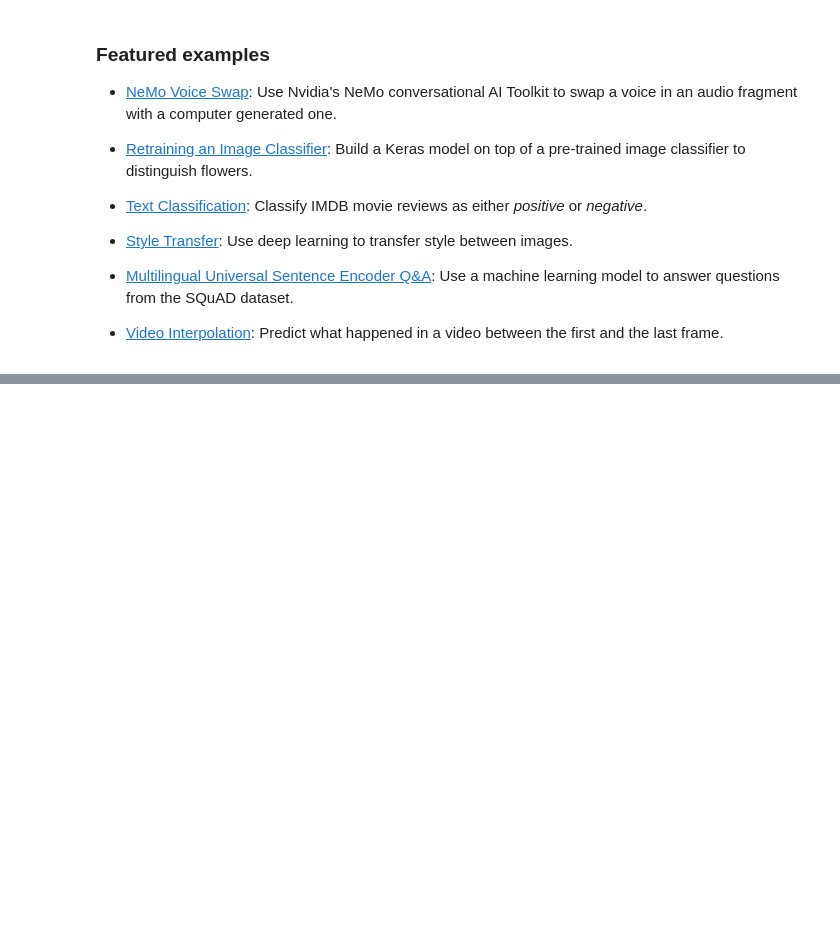
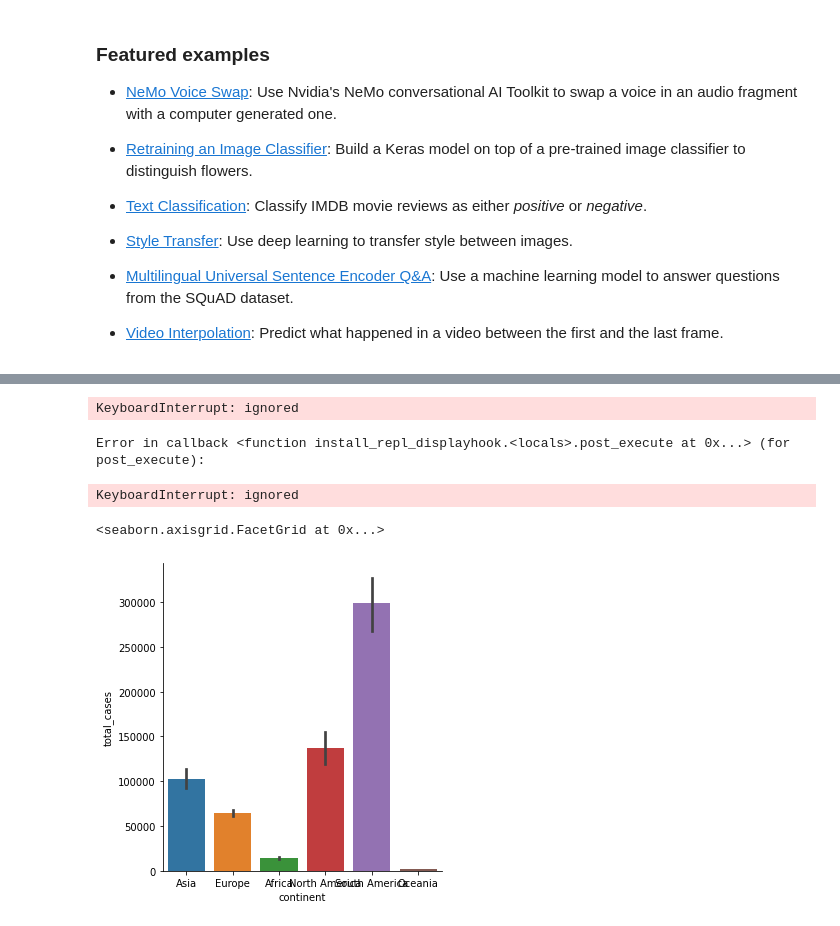
Before and after one commit to DrMahaVasanth/ATM, a Jupyter notebook: Welcome_To_Colaboratory.ipynb, the cells around one changed output, grey strips where cells are left out. Cells and saved outputs as stored; diff of their text form; code cells hidden in the pictures; blank space fills up the shorter version.

```diff
--- a/Welcome_To_Colaboratory.ipynb
+++ b/Welcome_To_Colaboratory.ipynb
@@ -431,0 +225,5 @@ df[col_list]=df[col_list].fillna(df.mode())
+# %%
+df_groupby=df.reset_index()
+# %%
+df_groupby['total_deaths_to_total_cases']=(df_groupby['total_deaths']/df_groupby['total_cases'])
+df_groupby.head()
@@ -431,0 +252,12 @@ df[col_list]=df[col_list].fillna(df.mode())
+# %%
+sns.pairplot(df_groupby)
+plt.show()
+# %% [output]
+KeyboardInterrupt: ignored
+Error in callback <function install_repl_displayhook.<locals>.post_execute at 0x...> (for post_execute):
+KeyboardInterrupt: ignored
+# %%
+sns.catplot(x='continent',y='total_cases',data=df_groupby,kind='bar')
+# %% [output]
+<seaborn.axisgrid.FacetGrid at 0x...>
+[figure, added]
```
Also changed, not shown: parts of 41 cells of this notebook.
